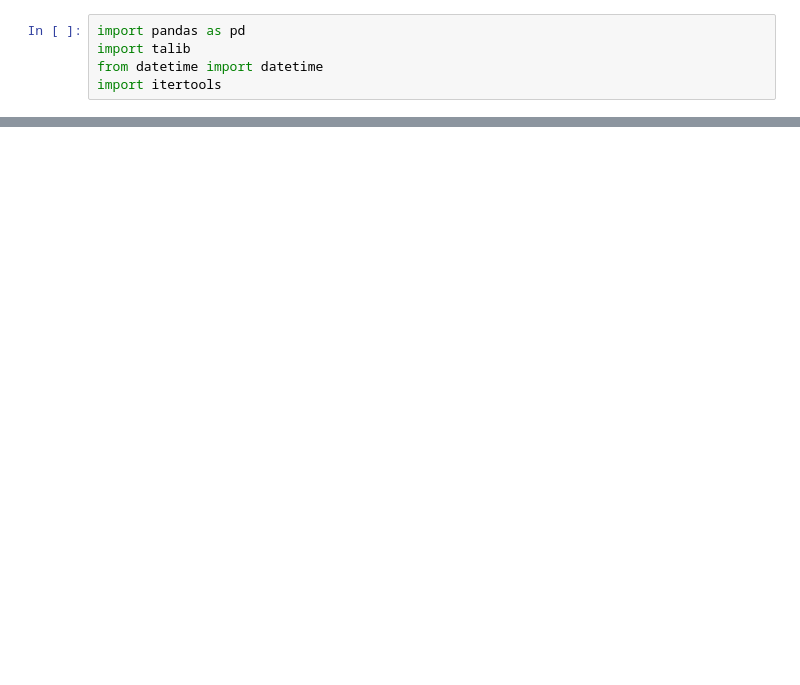
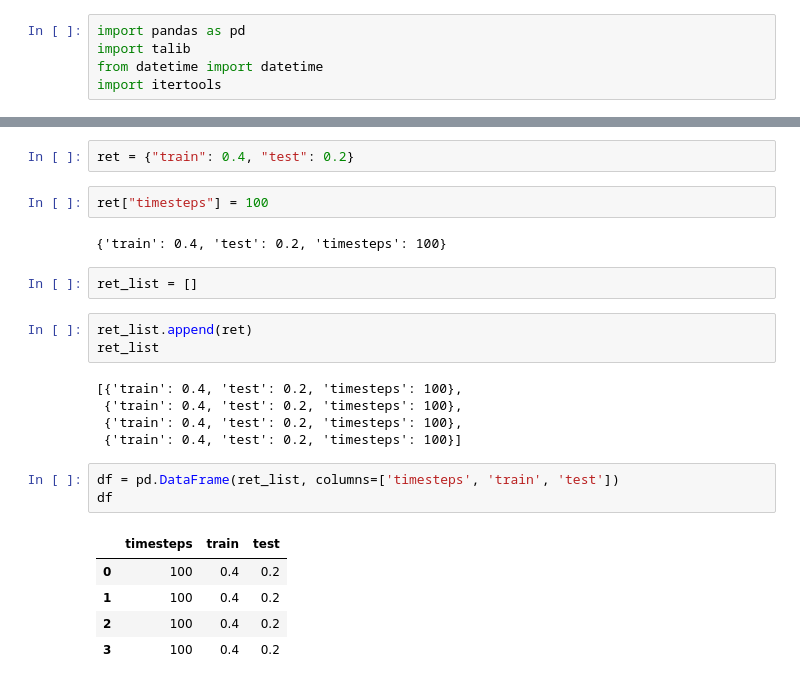
Before and after one commit to ytliu74/PRP_Demo, a Jupyter notebook: draft.ipynb, the cells around one changed output, grey strips where cells are left out. Saved outputs shown, nothing was run; the diff lists cells and outputs as text; blank space fills up the shorter version.

```diff
--- a/draft.ipynb
+++ b/draft.ipynb
@@ -69,0 +6,25 @@ process.tail(10)
+# %%
+ret = {"train": 0.4, "test": 0.2}
+# %%
+ret["timesteps"] = 100
+# %% [output]
+{'train': 0.4, 'test': 0.2, 'timesteps': 100}
+# %%
+ret_list = []
+# %%
+ret_list.append(ret)
+ret_list
+# %% [output]
+[{'train': 0.4, 'test': 0.2, 'timesteps': 100},
+ {'train': 0.4, 'test': 0.2, 'timesteps': 100},
+ {'train': 0.4, 'test': 0.2, 'timesteps': 100},
+ {'train': 0.4, 'test': 0.2, 'timesteps': 100}]
+# %%
+df = pd.DataFrame(ret_list, columns=['timesteps', 'train', 'test'])
+df
+# %% [output]
+|  | timesteps | train | test |
+| 0 | 100 | 0.4 | 0.2 |
+| 1 | 100 | 0.4 | 0.2 |
+| 2 | 100 | 0.4 | 0.2 |
+| 3 | 100 | 0.4 | 0.2 |
```
Also changed, not shown: parts of 11 cells of this notebook, 8 other files.
